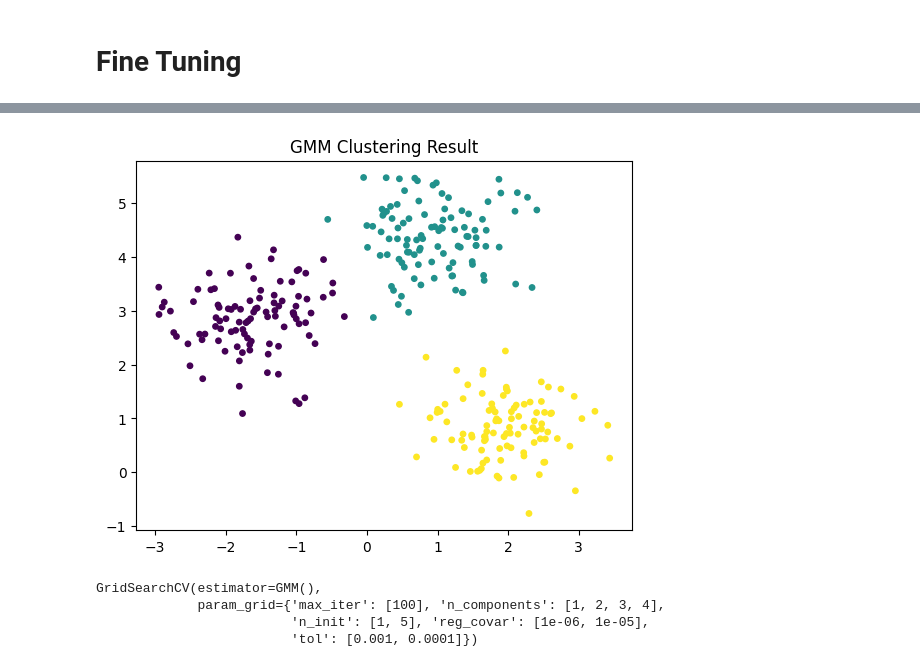
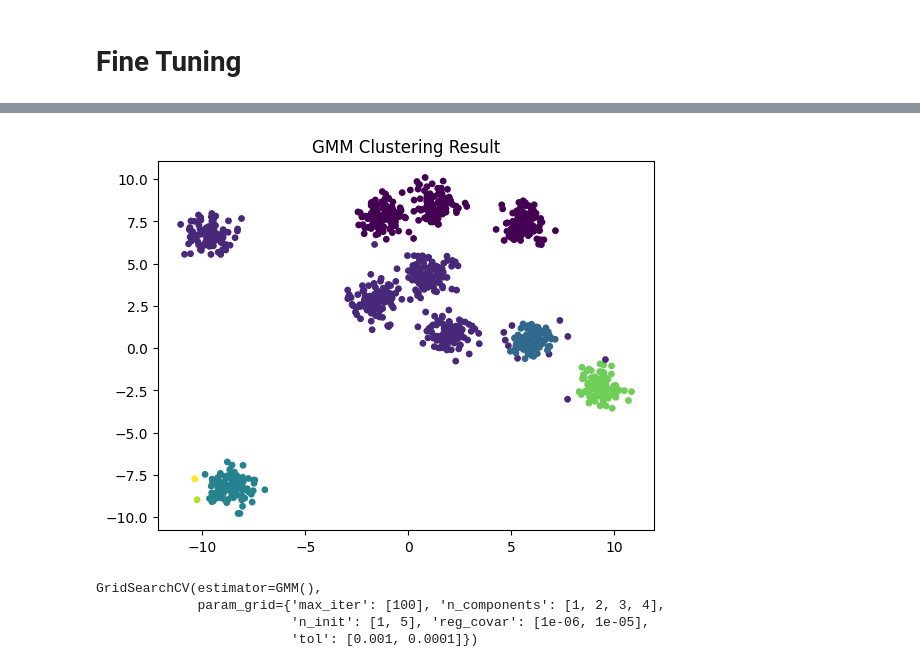
Before and after one commit to Mohamed-Mohamed-Ibrahim/Face-Recognition, a Jupyter notebook: GMM.ipynb, the cells around one changed output, grey strips where cells are left out. Drawn from its saved outputs; the diff is of its cells as text; code cells hidden in the pictures.

```diff
--- a/GMM.ipynb
+++ b/GMM.ipynb
@@ -151,8 +150,13 @@ class GMM(BaseEstimator, RegressorMixin):
             # M-step
             for i in range(self.n_components):
                 denom = np.sum(r[i, :])
-                if denom == 0:
-                    continue
+                # if denom == 0:
+                #     continue
+                if denom == 0 or np.isnan(denom) or np.isinf(denom):
+                    r[:, i] = 0  # or small value to avoid collapse
+                else:
+                    r[:, i] = r[:, i] / denom
+
                 self.weights_[i] = np.sum(r[i, :]) / n_samples
 
                 # for j in range(n_features):
@@ -167,8 +171,18 @@ class GMM(BaseEstimator, RegressorMixin):
                 # Regularize covariance
                 self.covariances_[i] += self.reg_covar * np.eye(n_features)
 
-            if np.all(np.abs(old_w - self.weights_) < self.tol) and np.all(np.abs(old_m - self.means_) < self.tol) and np.all(np.abs(old_c - self.covariances_) < self.tol):
+            # if np.all(np.abs(old_w - self.weights_) < self.tol) and np.all(np.abs(old_m - self.means_) < self.tol) and np.all(np.abs(old_c - self.covariances_) < self.tol):
+            #     break
+            if (
+                np.all(np.isfinite(old_w - self.weights_)) and
+                np.all(np.isfinite(old_m - self.means_)) and
+                np.all(np.isfinite(old_c - self.covariances_)) and
+                np.all(np.abs(old_w - self.weights_) < self.tol) and
+                np.all(np.abs(old_m - self.means_) < self.tol) and
+                np.all(np.abs(old_c - self.covariances_) < self.tol)
+            ):
                 break
+
             # log_likelihood_new = self.score(X)
             # if np.abs(log_likelihood_new - log_likelihood_old) < self.tol:
             #     break
@@ -213,7 +227,7 @@ from sklearn.datasets import make_blobs
 import matplotlib.pyplot as plt
 
 # Generate synthetic data
-X, y = make_blobs(n_samples=300, centers=3, cluster_std=0.60, random_state=0)
+X, y = make_blobs(n_samples=1000, centers=10, cluster_std=0.60, random_state=0)
 
 plt.scatter(X[:, 0], X[:, 1], s=30, cmap='viridis')
 plt.title("Simple Blobs Dataset")
@@ -241,12 +250,0 @@ ValueError: array must not contain infs or NaNs
-# %%
-from sklearn.model_selection import GridSearchCV
-
-gmmfm = GMM(tol=1e-6, max_iter=1000)
-
-parameters = {
-    'n_components': [20, 40,  60],
-}
-
-diffK = GridSearchCV(gmmfm, parameters)
-
-diffK.fit(X)
@@ -306,15 +417,16 @@ accuracy_score(gmm.cluster_meanings[gmm.predict(X_train)], y_train)
 # %%
-gmm = GMM(n_components=3, tol=1e-9, max_iter=100)
+from sklearn.mixture import GaussianMixture
+gmm = GMM(n_components=10, tol=1e-6, max_iter=100, n_init=10)
 gmm.fit(X)
 labels = gmm.predict(X)
 
 
 
 plt.scatter(X[:, 0], X[:, 1], c=labels, s=15, cmap='viridis')
 plt.title("GMM Clustering Result")
 plt.show()
 # %% [output]
-[figure, old version]
+[figure, new version]
 # %%
 from sklearn.model_selection import GridSearchCV
 
```
Also changed, not shown: parts of 10 cells of this notebook.
